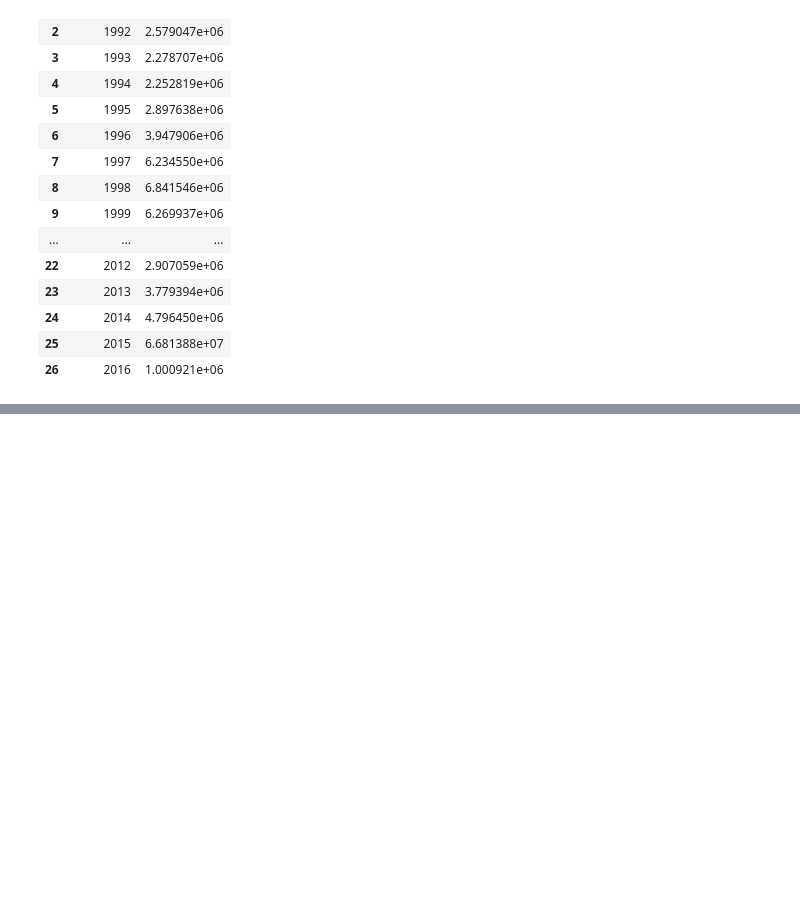
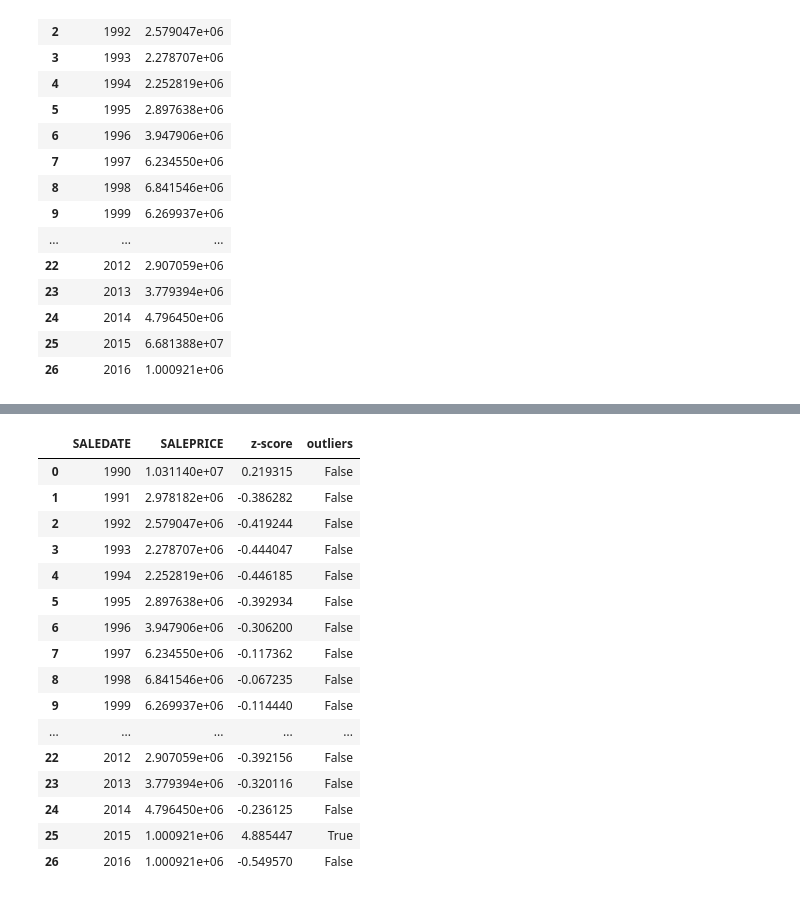
Before and after one commit to sakshi752/sales2, a Jupyter notebook: sales forecast 2.ipynb, the cells around one changed output, grey strips where cells are left out. Cells and saved outputs as stored; diff of their text form; code cells hidden in the pictures; blank space fills up the shorter version.

```diff
--- a/sales forecast 2.ipynb
+++ b/sales forecast 2.ipynb
@@ -145,3 +146,13 @@ grouped_df1
 | 24 | 2014 | 4.796450e+06 |
 | 25 | 2015 | 6.681388e+07 |
 | 26 | 2016 | 1.000921e+06 |
+# %%
+# Calculate the mean and standard deviation of the salesprice
+mean=np.mean(grouped_df1['SALEPRICE'])
+std_dev=np.std(grouped_df1['SALEPRICE'])
+# %%
+# Calculate the Z-score for each sales data point
+grouped_df1['z-score']=(grouped_df1['SALEPRICE']-mean)/std_dev
+# %%
+# Identify the outliers
+grouped_df1['outliers']=np.where(grouped_df1['z-score']>3,True,np.where(grouped_df1['z-score']<-3,True,False))
@@ -147,0 +193,21 @@ grouped_df1
+# %%
+grouped_df1.loc[grouped_df1['outliers']==True,'SALEPRICE']=minVal
+grouped_df1
+# %% [output]
+|  | SALEDATE | SALEPRICE | z-score | outliers |
+| 0 | 1990 | 1.031140e+07 | 0.219315 | False |
+| 1 | 1991 | 2.978182e+06 | -0.386282 | False |
+| 2 | 1992 | 2.579047e+06 | -0.419244 | False |
+| 3 | 1993 | 2.278707e+06 | -0.444047 | False |
+| 4 | 1994 | 2.252819e+06 | -0.446185 | False |
+| 5 | 1995 | 2.897638e+06 | -0.392934 | False |
+| 6 | 1996 | 3.947906e+06 | -0.306200 | False |
+| 7 | 1997 | 6.234550e+06 | -0.117362 | False |
+| 8 | 1998 | 6.841546e+06 | -0.067235 | False |
+| 9 | 1999 | 6.269937e+06 | -0.114440 | False |
+| ... | ... | ... | ... | ... |
+| 22 | 2012 | 2.907059e+06 | -0.392156 | False |
+| 23 | 2013 | 3.779394e+06 | -0.320116 | False |
+| 24 | 2014 | 4.796450e+06 | -0.236125 | False |
+| 25 | 2015 | 1.000921e+06 | 4.885447 | True |
+| 26 | 2016 | 1.000921e+06 | -0.549570 | False |
```
Also changed, not shown: parts of 11 cells of this notebook.
